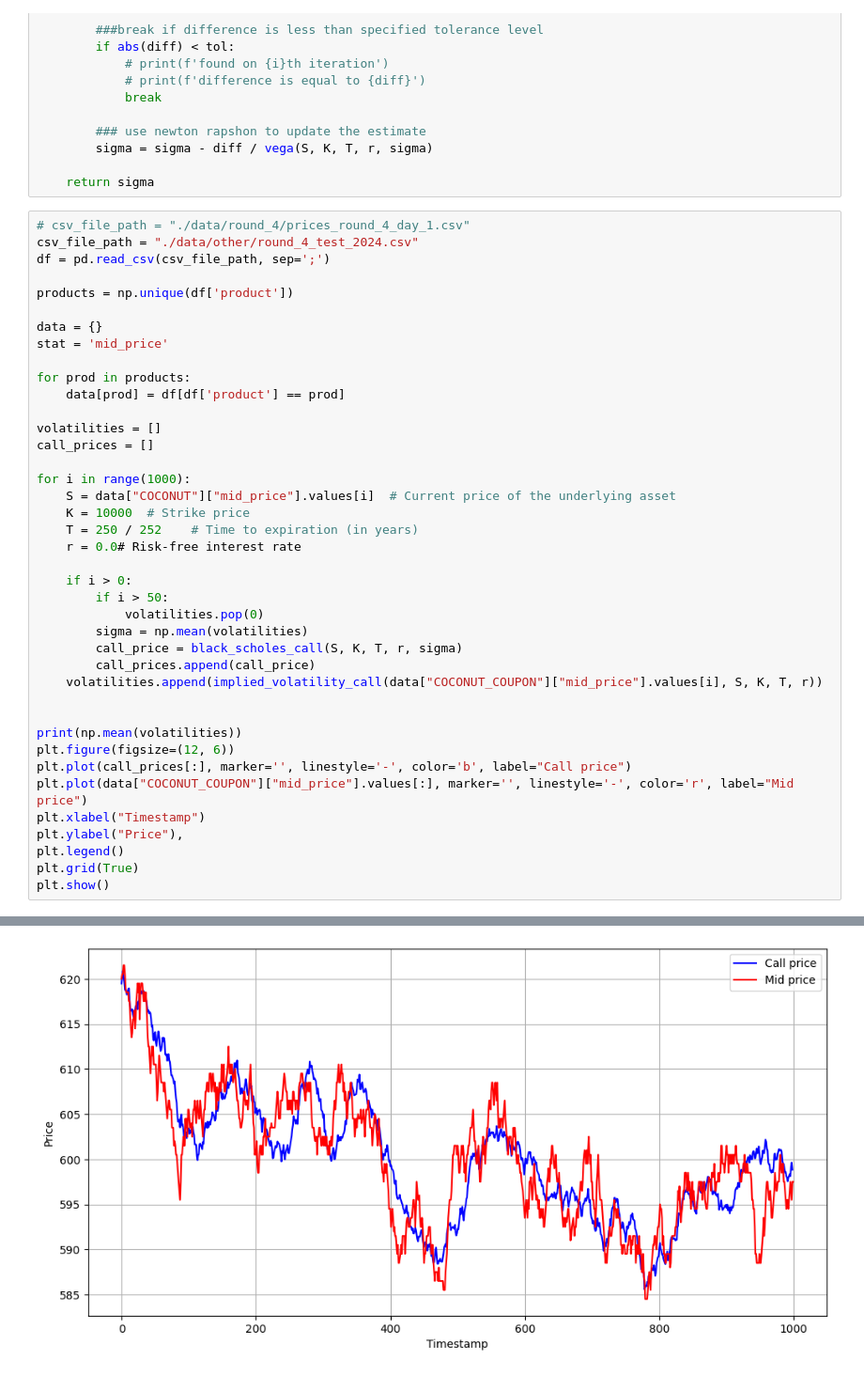
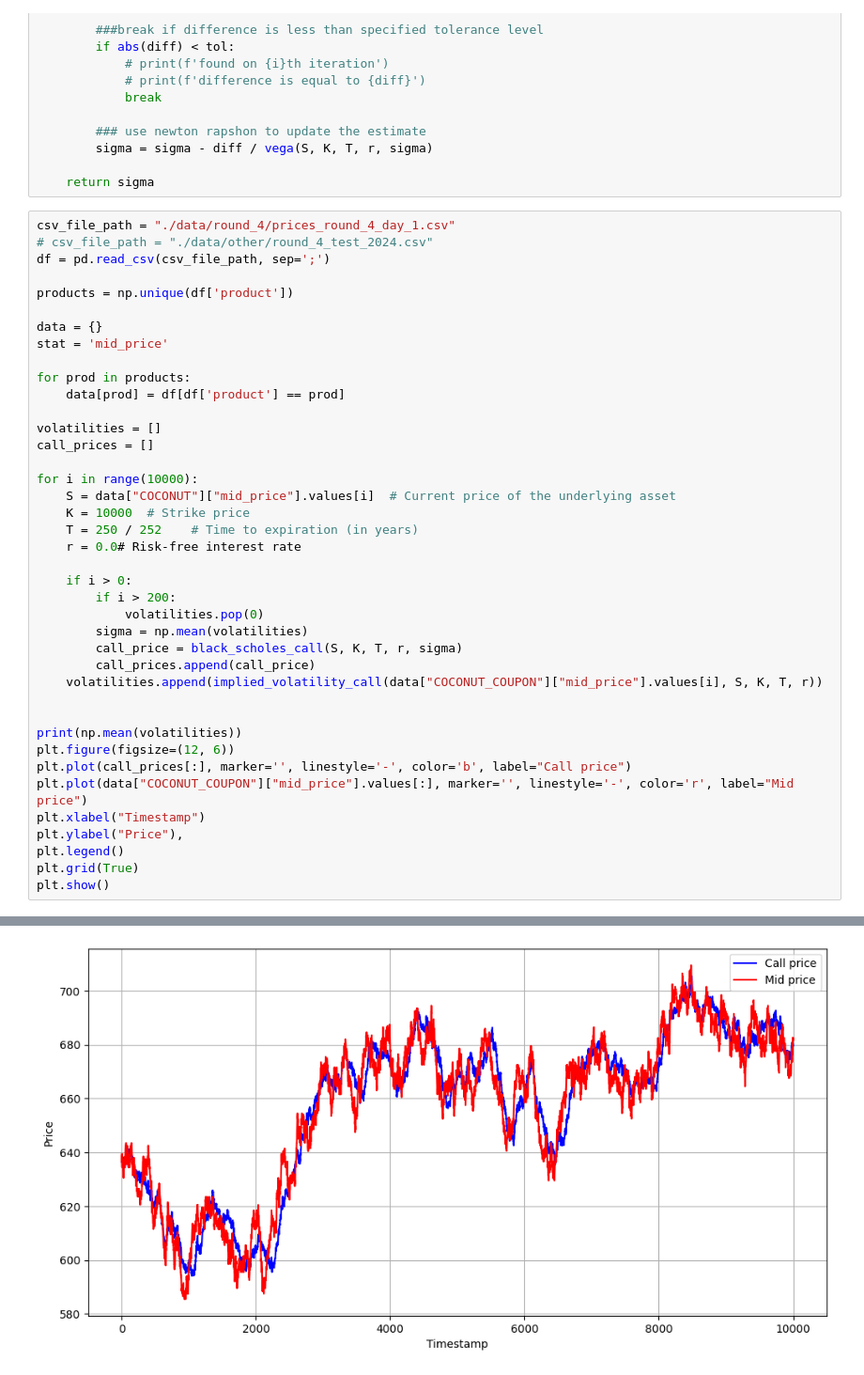
Before and after one commit to levladiator/Prosperity, a Jupyter notebook: src/csvAnalyzer.ipynb, the cells around one changed output, grey strips where cells are left out. Shown at 94% size. Saved outputs shown, nothing was run; the diff lists cells and outputs as text.

```diff
--- a/src/csvAnalyzer.ipynb
+++ b/src/csvAnalyzer.ipynb
@@ -187,8 +187,8 @@ def implied_volatility_call(C, S, K, T, r, tol=0.0001,
 
     return sigma
 # %%
-# csv_file_path = "./data/round_4/prices_round_4_day_1.csv"
-csv_file_path = "./data/other/round_4_test_2024.csv"
+csv_file_path = "./data/round_4/prices_round_4_day_1.csv"
+# csv_file_path = "./data/other/round_4_test_2024.csv"
 df = pd.read_csv(csv_file_path, sep=';')
 
 products = np.unique(df['product'])
@@ -202,14 +202,14 @@ for prod in products:
 volatilities = []
 call_prices = []
 
-for i in range(1000):
+for i in range(10000):
     S = data["COCONUT"]["mid_price"].values[i]  # Current price of the underlying asset
     K = 10000  # Strike price
     T = 250 / 252    # Time to expiration (in years)
     r = 0.0# Risk-free interest rate
 
     if i > 0:
-        if i > 50:
+        if i > 200:
             volatilities.pop(0)
         sigma = np.mean(volatilities)
         call_price = black_scholes_call(S, K, T, r, sigma)
@@ -231 +231 @@ plt.show()
-[figure, old version]
+[figure, new version]
```
Also changed, not shown: parts of 1 cell of this notebook, 1 other file.
